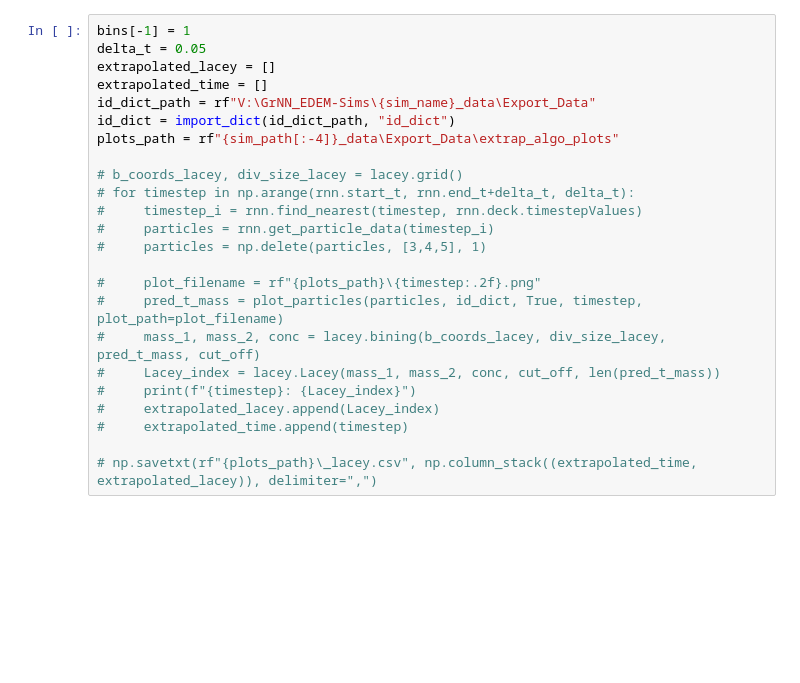
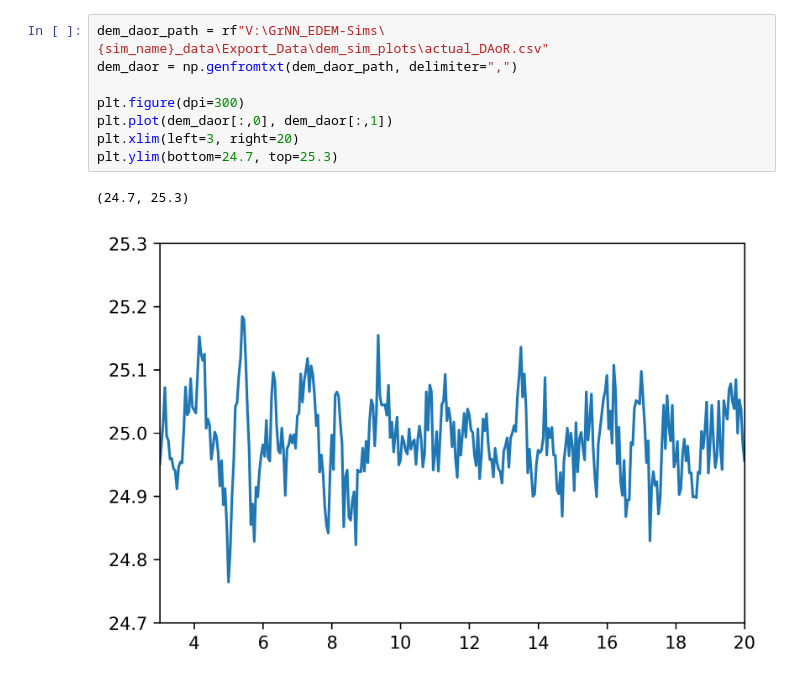
Before and after one commit to elispelis/DEM-Dissertation, a Jupyter notebook: src/AoR_comparison.ipynb, the cells around one changed output. Drawn from its saved outputs; the diff is of its cells as text; blank space fills up the shorter version.

```diff
--- a/src/AoR_comparison.ipynb
+++ b/src/AoR_comparison.ipynb
@@ -61,24 +95,11 @@ def dynamic_aor():
-# %%
-bins[-1] = 1
-delta_t = 0.05
-extrapolated_lacey = []
-extrapolated_time = []
-id_dict_path = rf"V:\GrNN_EDEM-Sims\{sim_name}_data\Export_Data"
-id_dict = import_dict(id_dict_path, "id_dict")
-plots_path = rf"{sim_path[:-4]}_data\Export_Data\extrap_algo_plots"
-
-# b_coords_lacey, div_size_lacey = lacey.grid()
-# for timestep in np.arange(rnn.start_t, rnn.end_t+delta_t, delta_t):
-#     timestep_i = rnn.find_nearest(timestep, rnn.deck.timestepValues)
-#     particles = rnn.get_particle_data(timestep_i)
-#     particles = np.delete(particles, [3,4,5], 1)
-
-#     plot_filename = rf"{plots_path}\{timestep:.2f}.png"
-#     pred_t_mass = plot_particles(particles, id_dict, True, timestep, plot_path=plot_filename)
-#     mass_1, mass_2, conc = lacey.bining(b_coords_lacey, div_size_lacey, pred_t_mass, cut_off)
-#     Lacey_index = lacey.Lacey(mass_1, mass_2, conc, cut_off, len(pred_t_mass))
-#     print(f"{timestep}: {Lacey_index}")
-#     extrapolated_lacey.append(Lacey_index)
-#     extrapolated_time.append(timestep)
-
-# np.savetxt(rf"{plots_path}\_lacey.csv", np.column_stack((extrapolated_time, extrapolated_lacey)), delimiter=",")
+# %%
+dem_daor_path = rf"V:\GrNN_EDEM-Sims\{sim_name}_data\Export_Data\dem_sim_plots\actual_DAoR.csv"
+dem_daor = np.genfromtxt(dem_daor_path, delimiter=",")
+
+plt.figure(dpi=300)
+plt.plot(dem_daor[:,0], dem_daor[:,1])
+plt.xlim(left=3, right=20)
+plt.ylim(bottom=24.7, top=25.3)
+# %% [output]
+(24.7, 25.3)
+[figure, added]
```
Also changed, not shown: parts of 5 cells of this notebook, 1 other file.
